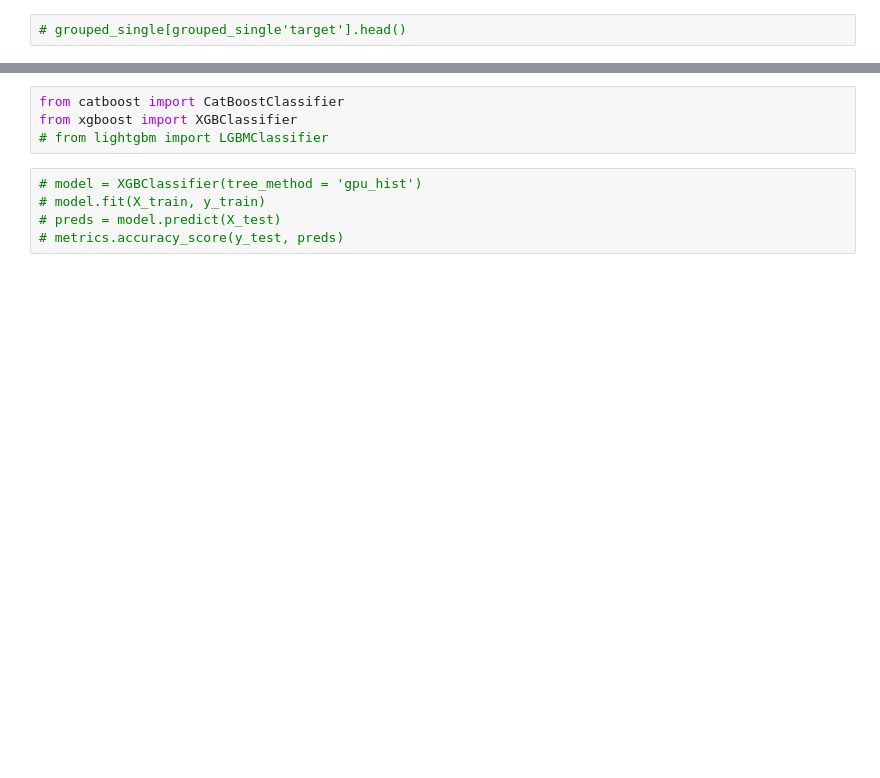
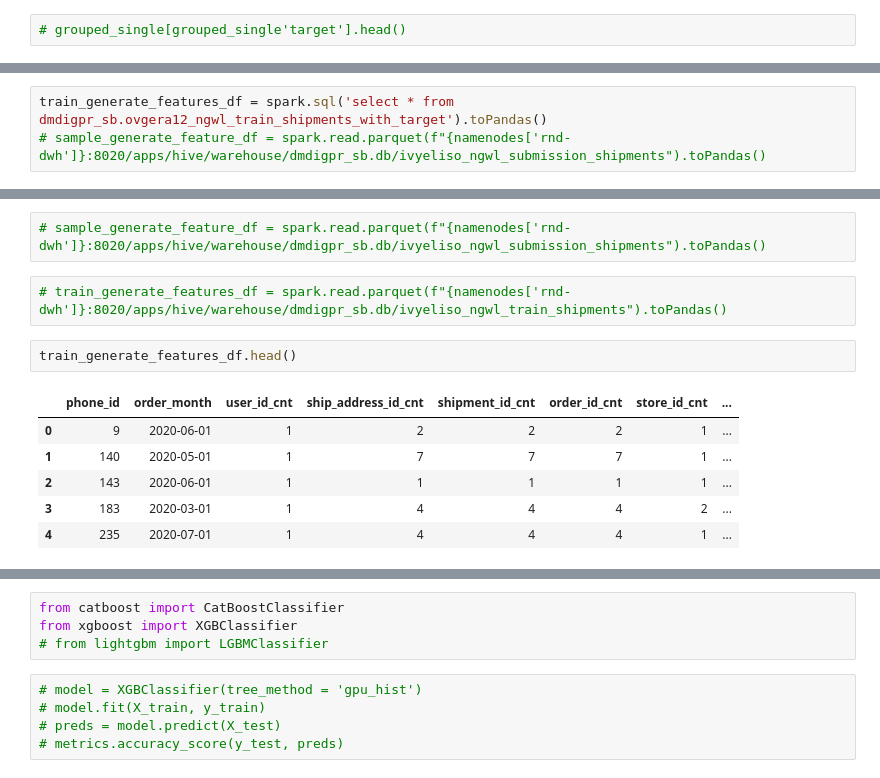
Before and after one commit to ElisovaIra/ngwl_hack, a Jupyter notebook: rogotulka/sber_v01.ipynb, the cells around one changed output, grey strips where cells are left out. Cells and saved outputs as stored; diff of their text form; blank space fills up the shorter version.

```diff
--- a/rogotulka/sber_v01.ipynb
+++ b/rogotulka/sber_v01.ipynb
@@ -126,0 +94,3 @@ dtype('O')
+# %%
+train_generate_features_df = spark.sql('select * from dmdigpr_sb.ovgera12_ngwl_train_shipments_with_target').toPandas()
+# sample_generate_feature_df = spark.read.parquet(f"{namenodes['rnd-dwh']}:8020/apps/hive/warehouse/dmdigpr_sb.db/ivyeliso_ngwl_submission_shipments").toPandas()
@@ -126,0 +119,13 @@ dtype('O')
+# %%
+# sample_generate_feature_df = spark.read.parquet(f"{namenodes['rnd-dwh']}:8020/apps/hive/warehouse/dmdigpr_sb.db/ivyeliso_ngwl_submission_shipments").toPandas()
+# %%
+# train_generate_features_df = spark.read.parquet(f"{namenodes['rnd-dwh']}:8020/apps/hive/warehouse/dmdigpr_sb.db/ivyeliso_ngwl_train_shipments").toPandas()
+# %%
+train_generate_features_df.head()
+# %% [output]
+|  | phone_id | order_month | user_id_cnt | ship_address_id_cnt | shipment_id_cnt | order_id_cnt | store_id_cnt | ... |
+| 0 | 9 | 2020-06-01 | 1 | 2 | 2 | 2 | 1 | ... |
+| 1 | 140 | 2020-05-01 | 1 | 7 | 7 | 7 | 1 | ... |
+| 2 | 143 | 2020-06-01 | 1 | 1 | 1 | 1 | 1 | ... |
+| 3 | 183 | 2020-03-01 | 1 | 4 | 4 | 4 | 2 | ... |
+| 4 | 235 | 2020-07-01 | 1 | 4 | 4 | 4 | 1 | ... |
```
Also changed, not shown: parts of 79 cells of this notebook, 5 other files.
